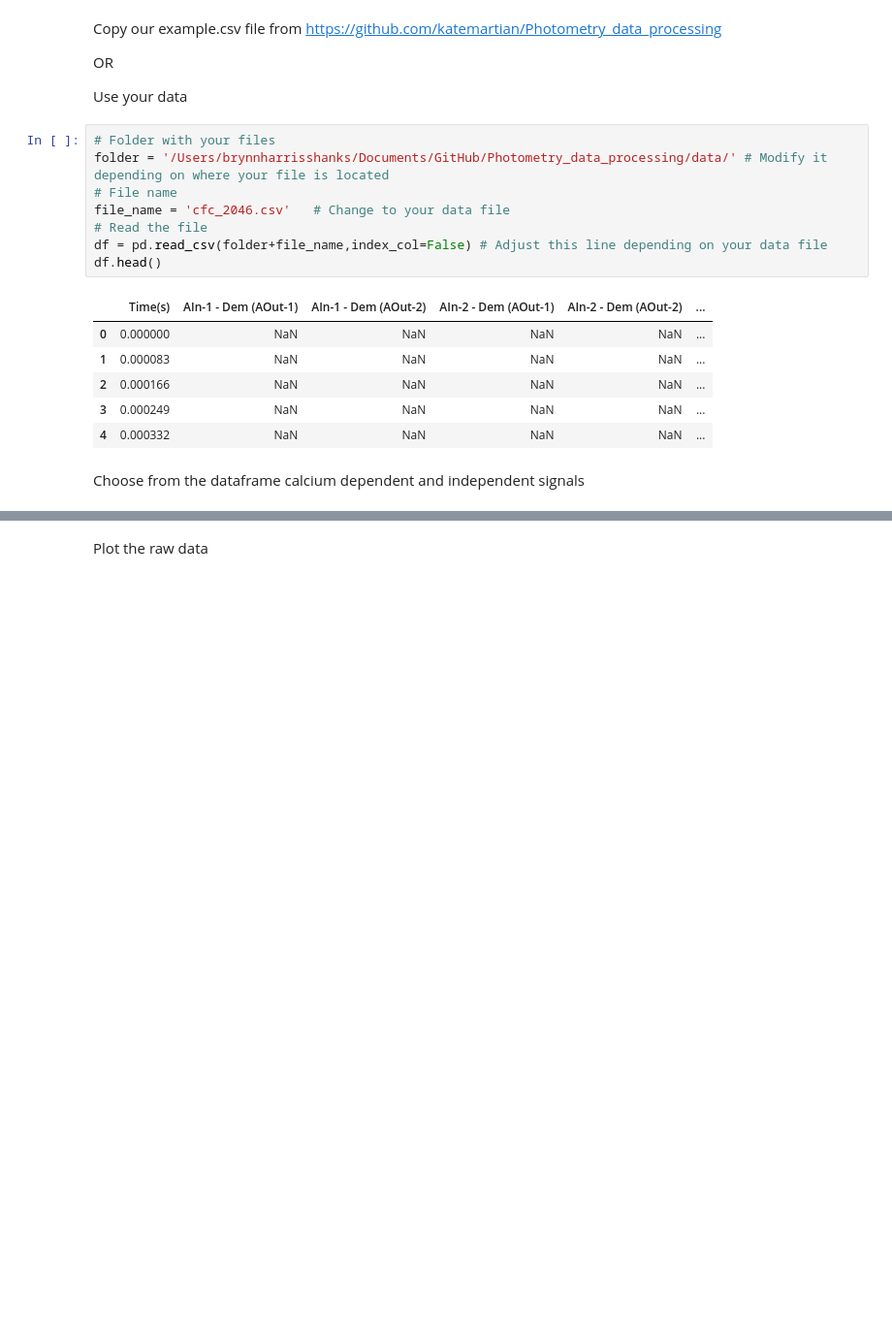
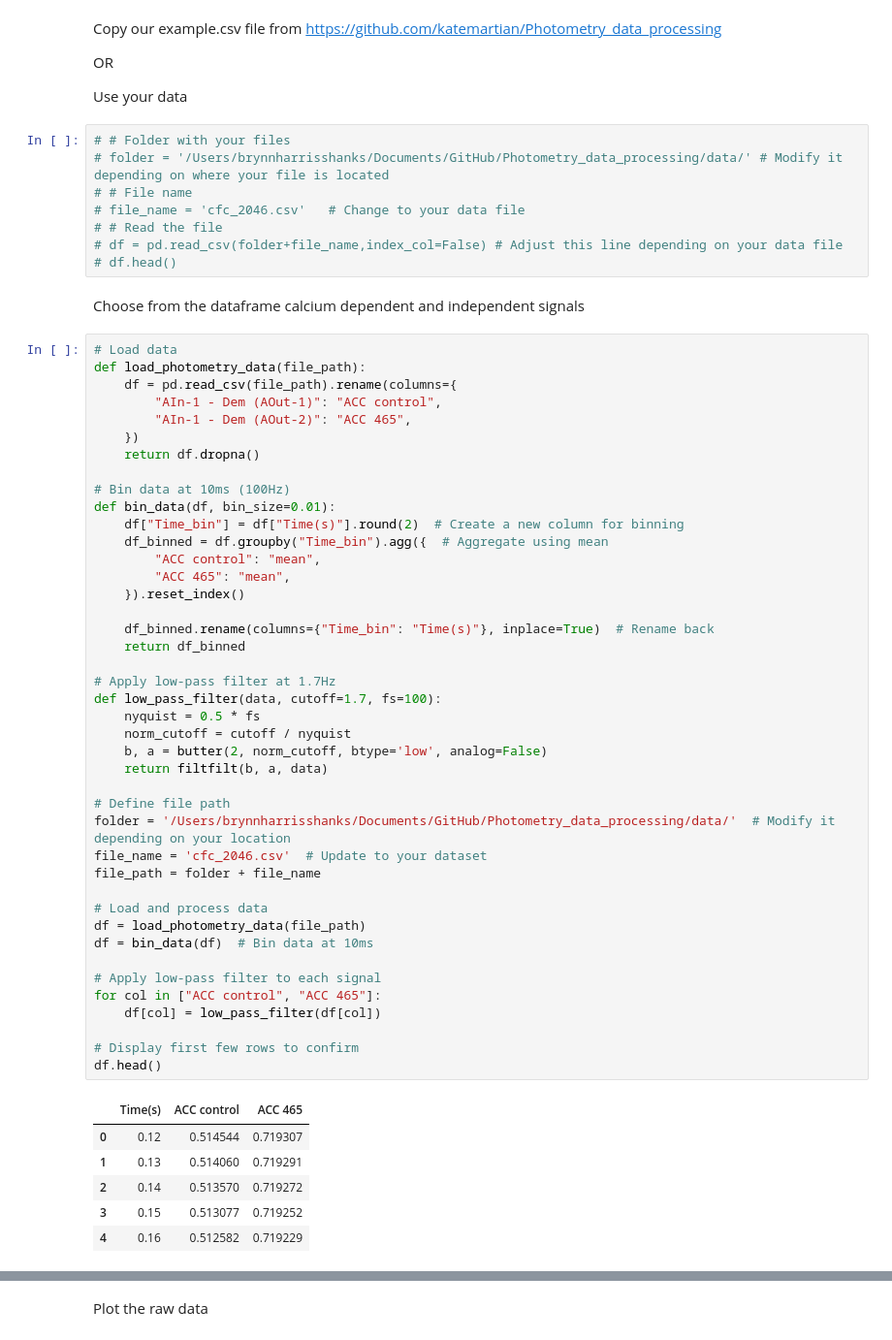
Before and after one commit to brynnhs/Photometry_data_processing, a Jupyter notebook: Photometry_data_processing.ipynb, the cells around one changed output, grey strips where cells are left out. Shown at 97% size. Drawn from its saved outputs; the diff is of its cells as text; blank space fills up the shorter version.

Commit message:
added filtering + binning

```diff
--- a/Photometry_data_processing.ipynb
+++ b/Photometry_data_processing.ipynb
@@ -35,21 +36,63 @@ OR
 
 Use your data
 # %%
-# Folder with your files
-folder = '/Users/brynnharrisshanks/Documents/GitHub/Photometry_data_processing/data/' # Modify it depending on where your file is located
-# File name
-file_name = 'cfc_2046.csv'   # Change to your data file
-# Read the file
-df = pd.read_csv(folder+file_name,index_col=False) # Adjust this line depending on your data file
-df.head()
+# # Folder with your files
+# folder = '/Users/brynnharrisshanks/Documents/GitHub/Photometry_data_processing/data/' # Modify it depending on where your file is located
+# # File name
+# file_name = 'cfc_2046.csv'   # Change to your data file
+# # Read the file
+# df = pd.read_csv(folder+file_name,index_col=False) # Adjust this line depending on your data file
+# df.head()
-# %% [output]
-|  | Time(s) | AIn-1 - Dem (AOut-1) | AIn-1 - Dem (AOut-2) | AIn-2 - Dem (AOut-1) | AIn-2 - Dem (AOut-2) | ... |
-| 0 | 0.000000 | NaN | NaN | NaN | NaN | ... |
-| 1 | 0.000083 | NaN | NaN | NaN | NaN | ... |
-| 2 | 0.000166 | NaN | NaN | NaN | NaN | ... |
-| 3 | 0.000249 | NaN | NaN | NaN | NaN | ... |
-| 4 | 0.000332 | NaN | NaN | NaN | NaN | ... |
 # %% [markdown]
 Choose from the dataframe calcium dependent and independent signals
+# %%
+# Load data
+def load_photometry_data(file_path):
+    df = pd.read_csv(file_path).rename(columns={
+        "AIn-1 - Dem (AOut-1)": "ACC control",
+        "AIn-1 - Dem (AOut-2)": "ACC 465",
+    })
+    return df.dropna()
+
+# Bin data at 10ms (100Hz)
+def bin_data(df, bin_size=0.01):
+    df["Time_bin"] = df["Time(s)"].round(2)  # Create a new column for binning
+    df_binned = df.groupby("Time_bin").agg({  # Aggregate using mean
+        "ACC control": "mean",
+        "ACC 465": "mean",
+    }).reset_index()
+
+    df_binned.rename(columns={"Time_bin": "Time(s)"}, inplace=True)  # Rename back
+    return df_binned
+
+# Apply low-pass filter at 1.7Hz
+def low_pass_filter(data, cutoff=1.7, fs=100):
+    nyquist = 0.5 * fs
+    norm_cutoff = cutoff / nyquist
+    b, a = butter(2, norm_cutoff, btype='low', analog=False)
+    return filtfilt(b, a, data)
+
+# Define file path
+folder = '/Users/brynnharrisshanks/Documents/GitHub/Photometry_data_processing/data/'  # Modify it depending on your location
+file_name = 'cfc_2046.csv'  # Update to your dataset
+file_path = folder + file_name
+
+# Load and process data
+df = load_photometry_data(file_path)
+df = bin_data(df)  # Bin data at 10ms
+
+# Apply low-pass filter to each signal
+for col in ["ACC control", "ACC 465"]:
+    df[col] = low_pass_filter(df[col])
+
+# Display first few rows to confirm
+df.head()
+# %% [output]
+|  | Time(s) | ACC control | ACC 465 |
+| 0 | 0.12 | 0.514544 | 0.719307 |
+| 1 | 0.13 | 0.514060 | 0.719291 |
+| 2 | 0.14 | 0.513570 | 0.719272 |
+| 3 | 0.15 | 0.513077 | 0.719252 |
+| 4 | 0.16 | 0.512582 | 0.719229 |
 # %%
 # Adjust these lines depending on your dataframe
```
Also changed, not shown: parts of 2 cells of this notebook.
